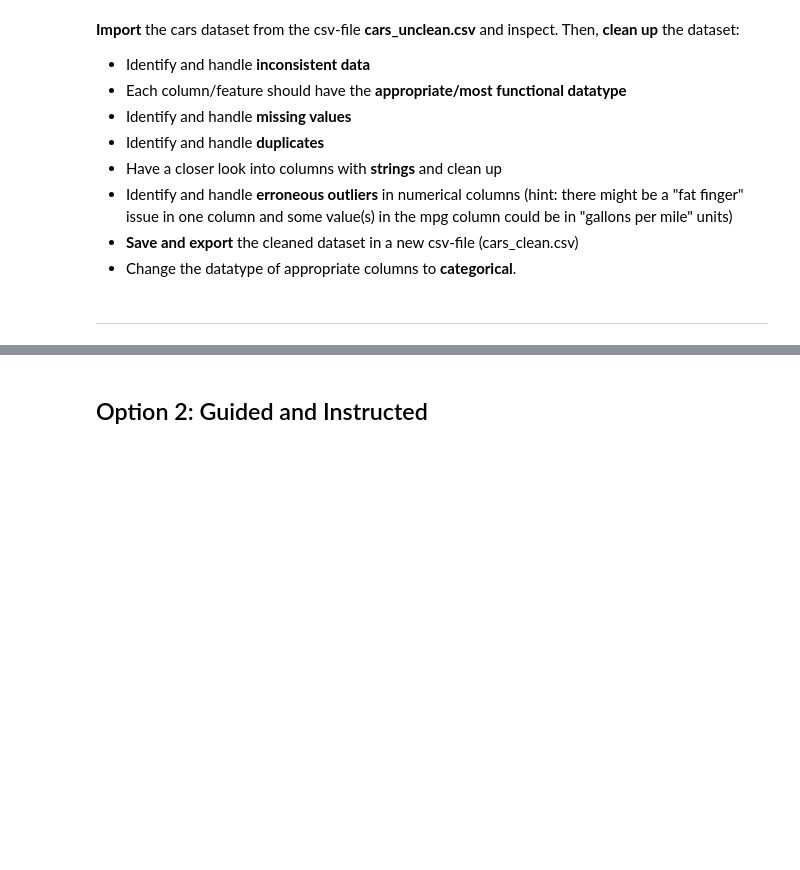
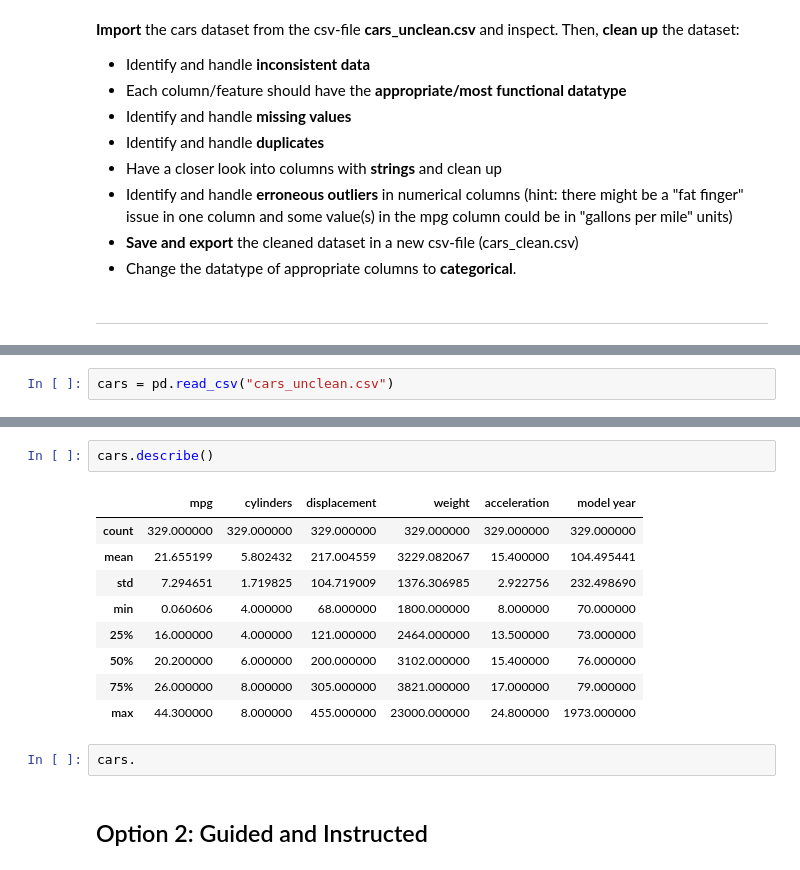
Before and after one commit to AndreasCarvalho1701/PANDAS, a Jupyter notebook: Course_Materials_ALL/Course_Materials_Part2/Coding_Exercises/Exercise_11.ipynb, the cells around one changed output, grey strips where cells are left out. Saved outputs shown, nothing was run; the diff lists cells and outputs as text; blank space fills up the shorter version.

```diff
--- a/Course_Materials_ALL/Course_Materials_Part2/Coding_Exercises/Exercise_11.ipynb
+++ b/Course_Materials_ALL/Course_Materials_Part2/Coding_Exercises/Exercise_11.ipynb
@@ -37,0 +42,2 @@ __Import__ the cars dataset from the csv-file __cars_unclean.csv__ and inspect.
+# %%
+cars = pd.read_csv("cars_unclean.csv")
@@ -38,3 +63,17 @@ __Import__ the cars dataset from the csv-file __cars_unclean.csv__ and inspect.
+# %%
+cars.describe()
+# %% [output]
+|  | mpg | cylinders | displacement | weight | acceleration | model year |
+| count | 329.000000 | 329.000000 | 329.000000 | 329.000000 | 329.000000 | 329.000000 |
+| mean | 21.655199 | 5.802432 | 217.004559 | 3229.082067 | 15.400000 | 104.495441 |
+| std | 7.294651 | 1.719825 | 104.719009 | 1376.306985 | 2.922756 | 232.498690 |
+| min | 0.060606 | 4.000000 | 68.000000 | 1800.000000 | 8.000000 | 70.000000 |
+| 25% | 16.000000 | 4.000000 | 121.000000 | 2464.000000 | 13.500000 | 73.000000 |
+| 50% | 20.200000 | 6.000000 | 200.000000 | 3102.000000 | 15.400000 | 76.000000 |
+| 75% | 26.000000 | 8.000000 | 305.000000 | 3821.000000 | 17.000000 | 79.000000 |
+| max | 44.300000 | 8.000000 | 455.000000 | 23000.000000 | 24.800000 | 1973.000000 |
+# %%
+cars.
 # %% [markdown]
 ## Option 2: Guided and Instructed
 # %% [markdown]
```
Also changed, not shown: parts of 35 cells of this notebook.
